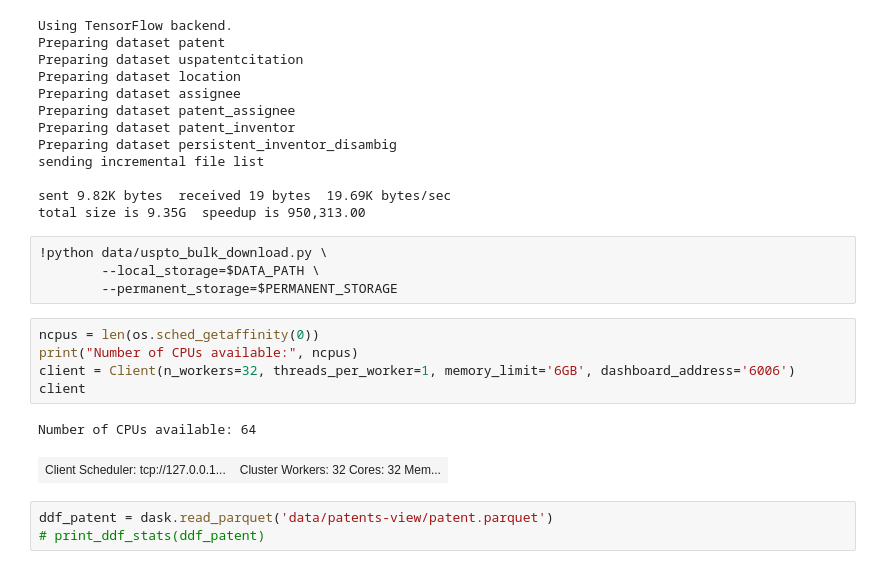
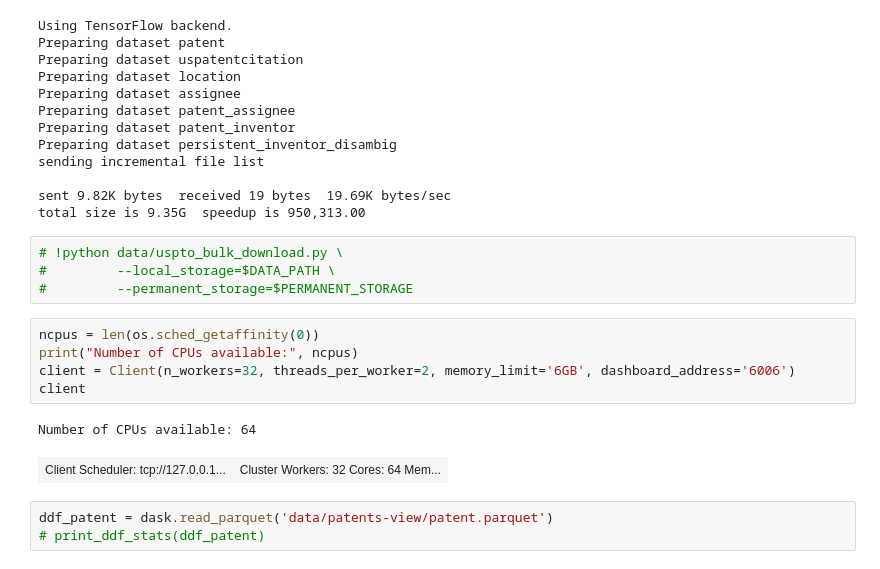
Before and after one commit to boreshkinai/patent-analysis, a Jupyter notebook: PatentsSandbox.ipynb, the cells around one changed output. Cells and saved outputs as stored; diff of their text form.

```diff
--- a/PatentsSandbox.ipynb
+++ b/PatentsSandbox.ipynb
@@ -37,17 +37,17 @@ sending incremental file list
 sent 9.82K bytes  received 19 bytes  19.69K bytes/sec
 total size is 9.35G  speedup is 950,313.00
 # %%
-!python data/uspto_bulk_download.py \
-        --local_storage=$DATA_PATH \
-        --permanent_storage=$PERMANENT_STORAGE
+# !python data/uspto_bulk_download.py \
+#         --local_storage=$DATA_PATH \
+#         --permanent_storage=$PERMANENT_STORAGE
 # %%
 ncpus = len(os.sched_getaffinity(0))
 print("Number of CPUs available:", ncpus)
-client = Client(n_workers=32, threads_per_worker=1, memory_limit='6GB', dashboard_address='6006')
+client = Client(n_workers=32, threads_per_worker=2, memory_limit='6GB', dashboard_address='6006')
 client
 # %% [output]
 Number of CPUs available: 64
-| Client Scheduler: tcp://127.0.0.1... | Cluster Workers: 32 Cores: 32 Mem... |
+| Client Scheduler: tcp://127.0.0.1... | Cluster Workers: 32 Cores: 64 Mem... |
 # %%
 ddf_patent = dask.read_parquet('data/patents-view/patent.parquet')
 # print_ddf_stats(ddf_patent)
```
Also changed, not shown: parts of 5 cells of this notebook.
